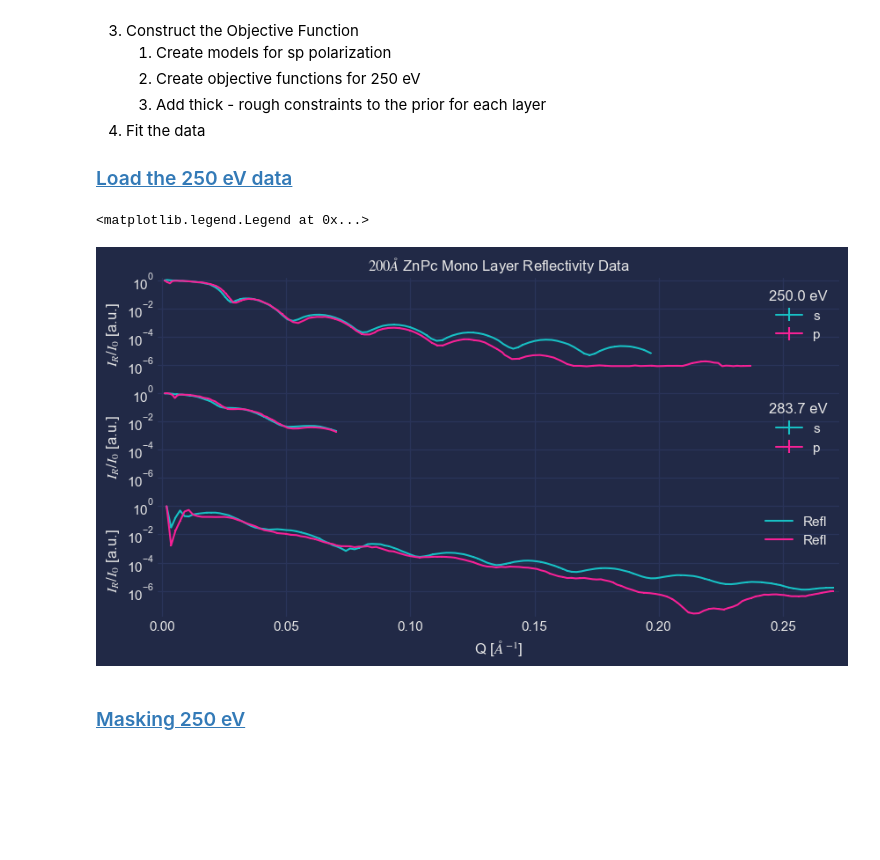
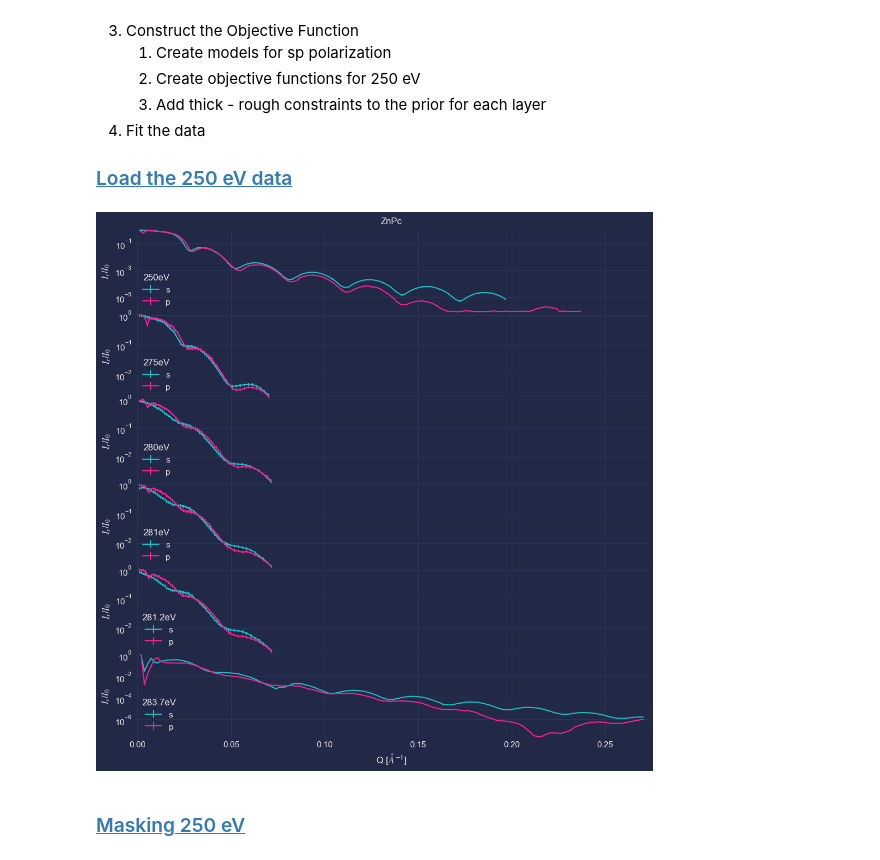
Before and after one commit to WSU-Carbon-Lab/pyref, a Jupyter notebook: docs/FittingMonoLayer.ipynb, the cells around one changed output. Drawn from its saved outputs; the diff is of its cells as text; code cells hidden in the pictures; blank space fills up the shorter version.

```diff
--- a/docs/FittingMonoLayer.ipynb
+++ b/docs/FittingMonoLayer.ipynb
@@ -52,50 +52,59 @@ The steps to fit the ZnPc XRR data are as follows:
 # %%
 db = rf.db()
 
 znpc_oc = db.get_oc("C32H16N8Zn")
 znpc_mono = {
     "250": {
         "s": db.get_refl("zrt_250.0_100.csv", "ZnPc"),
         "p": db.get_refl("zrt_250.0_190.csv", "ZnPc"),
         },
     "275": {
         "s": db.get_refl("275.0_100.0_refl.parquet.gzip", "ZnPc"),
         "p": db.get_refl("275.0_190.0_refl.parquet.gzip", "ZnPc"),
         },
+    "280": {
+        "s": db.get_refl("280.0_100.0_refl.parquet.gzip", "ZnPc"),
+        "p": db.get_refl("280.0_190.0_refl.parquet.gzip", "ZnPc"),
+        },
+    "281": {
+        "s": db.get_refl("281.0_100.0_refl.parquet.gzip", "ZnPc"),
+        "p": db.get_refl("281.0_190.0_refl.parquet.gzip", "ZnPc"),
+        },
+    "281.2": {
+        "s": db.get_refl("281.2_100.0_refl.parquet.gzip", "ZnPc"),
+        "p": db.get_refl("281.2_190.0_refl.parquet.gzip", "ZnPc"),
+        },
     "283.7": {
         "s": db.get_refl("ZnPc_283.7_100.0 (CCD Scan 82865).parquet", "ZnPc"),
         "p": db.get_refl("ZnPc_283.7_190.0 (CCD Scan 82869).parquet", "ZnPc"),
         },
 }
-fig, ax = plt.subplots(nrows = 3, sharex=True, gridspec_kw={"hspace":0})
-znpc_mono["250"]["s"].plot(ax = ax[0], x = "Q", y = "Refl", yerr="Err")
-znpc_mono["250"]["p"].plot(ax = ax[0], x = "Q", y = "Refl", yerr = "Err")
-znpc_mono["275"]["s"].plot(ax = ax[1], x = "Q", y = "Refl", yerr = "Err")
-znpc_mono["275"]["p"].plot(ax = ax[1], x = "Q", y = "Refl", yerr = "Err")
-znpc_mono["283.7"]["s"].plot(ax = ax[2], x = "Q", y = "Refl", yerr = "Err")
-znpc_mono["283.7"]["p"].plot(ax = ax[2], x = "Q", y = "Refl", yerr = "Err")
-ax[2].set(
-    xlabel = r"Q [$\AA^{-1}$]",
-    ylabel = r"$I_R / I_0$ [a.u.]",
-    yscale = "log",
-)
-ax[0].set(
-    title = r"$200 \AA$ ZnPc Mono Layer Reflectivity Data",
-    ylabel = r"$I_R / I_0$ [a.u.]",
-    yscale = "log",
-    ylim = ax[2].get_ylim(),
-)
-ax[1].set(
-    ylabel = r"$I_R / I_0$ [a.u.]",
-    yscale = "log",
-    ylim = ax[2].get_ylim(),
-)
+fig, ax = plt.subplots(nrows = len(znpc_mono.keys()), figsize = (12, 12),sharex=True, gridspec_kw={"hspace":0})
 
-ax[0].legend(title = "250.0 eV", labels = ["s", "p"])
-ax[1].legend(title = "283.7 eV", labels = ["s", "p"])
+for i, (k,v) in enumerate(znpc_mono.items()):
+    v["s"].plot(ax = ax[i], x = "Q", y = "Refl", yerr = "Err", label = "s", logy = True, color = "C0")
+    v["p"].plot(ax = ax[i], x = "Q", y = "Refl", yerr = "Err", label = "p", logy = True, color = "C1")
+
+    if i == 0:
+        ax[i].set(
+            title = "ZnPc",
+            ylabel = r"$I_r / I_0$",
+        )
+    elif i == len(znpc_mono.keys()) - 1:
+        ax[i].set(
+            xlabel = r"Q [$\AA^{-1}$]",
+            ylabel = r"$I_r / I_0$",
+        )
+    else:
+        ax[i].set(
+            ylabel = r"$I_r / I_0$",
+        )
+    ax[i].legend(
+        loc = "lower left",
+        title = k + "eV",
+    )
 # %% [output]
-<matplotlib.legend.Legend at 0x...>
-[figure, old version]
+[figure, new version]
 # %% [markdown]
 ### <a id='toc1_1_2_'></a>[Masking 250 eV](#toc0_)
 # %%
```
Also changed, not shown: parts of 1 cell of this notebook, 4 other files.
